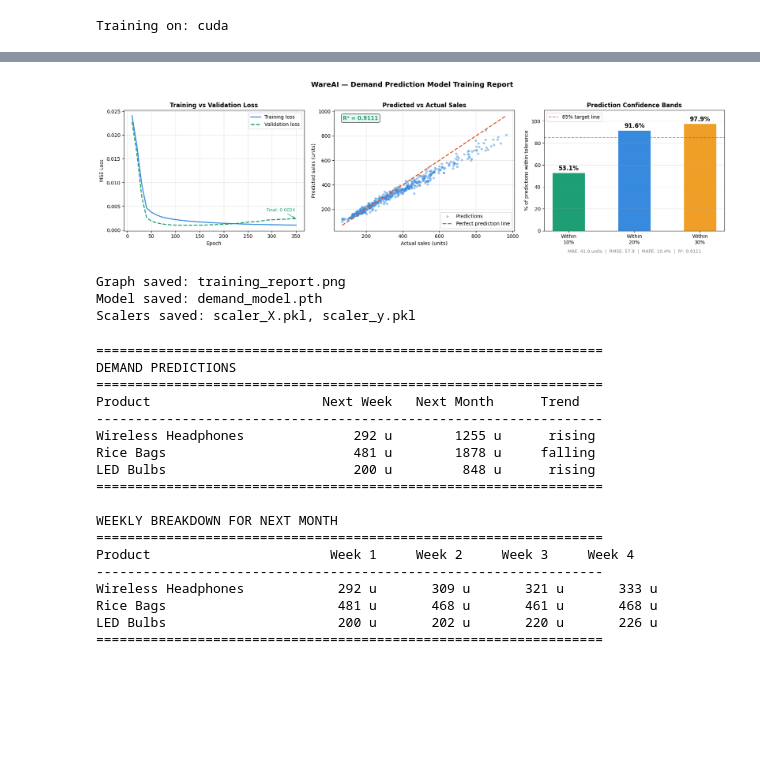
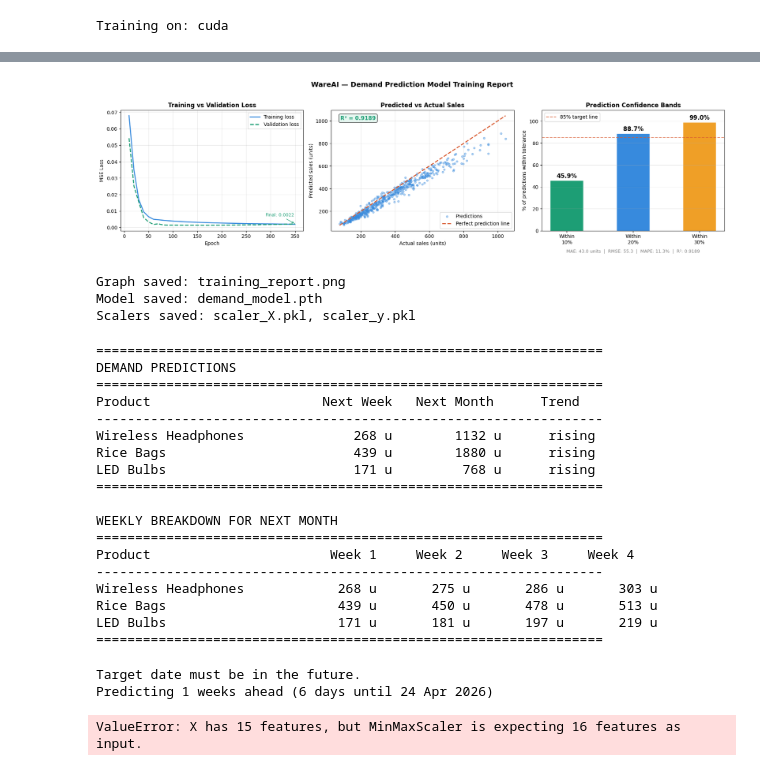
Before and after one commit to NAGSnag/Amity-Major-project---Warehouse-management-using-XGBoost, a Jupyter notebook: Ai Training data/Model Training.ipynb, the cells around one changed output, grey strips where cells are left out. Saved outputs shown, nothing was run; the diff lists cells and outputs as text; code cells hidden in the pictures; blank space fills up the shorter version.

```diff
--- a/Ai Training data/Model Training.ipynb
+++ b/Ai Training data/Model Training.ipynb
@@ -97,7 +97,7 @@ device = torch.device('cuda' if torch.cuda.is_available() else 'cpu')
 print(f"Training on: {device}")
 
 df = pd.read_csv("./data/" + os.listdir("./data")[0])
-df['date'] = pd.to_datetime(df['date'])
+df['date'] = pd.to_datetime(df['date'], format='%d/%m/%Y')
 df = df.sort_values(['store','item','date'])
 grp = df.groupby(['store','item'])['sales']
 df['day_of_week']     = df['date'].dt.dayofweek
@@ -351,6 +351,6 @@ Epoch  80/300 | Train Loss: 0.0026 | Val Loss: 0.0012
   Model quality: EXCELLENT — ready for production
 ============================================================
-[figure, old version]
+[figure, new version]
 Graph saved: training_report.png
 Model saved: demand_model.pth
 Scalers saved: scaler_X.pkl, scaler_y.pkl
@@ -513,18 +513,18 @@ DEMAND PREDICTIONS
 =================================================================
 Product                      Next Week   Next Month      Trend
 -----------------------------------------------------------------
-Wireless Headphones              292 u        1255 u      rising
-Rice Bags                        481 u        1878 u     falling
-LED Bulbs                        200 u         848 u      rising
+Wireless Headphones              268 u        1132 u      rising
+Rice Bags                        439 u        1880 u      rising
+LED Bulbs                        171 u         768 u      rising
 =================================================================
 
 WEEKLY BREAKDOWN FOR NEXT MONTH
 =================================================================
 Product                       Week 1     Week 2     Week 3     Week 4
 -----------------------------------------------------------------
-Wireless Headphones            292 u       309 u       321 u       333 u
-Rice Bags                      481 u       468 u       461 u       468 u
-LED Bulbs                      200 u       202 u       220 u       226 u
+Wireless Headphones            268 u       275 u       286 u       303 u
+Rice Bags                      439 u       450 u       478 u       513 u
+LED Bulbs                      171 u       181 u       197 u       219 u
 =================================================================
 # %%
 # df.to_csv("output.csv", index=False)
@@ -750,6 +750,10 @@ predict_until_date(products, '2026-04-24', names)
 
 # Slider position 3 — 3 months ahead
 predict_until_date(products, '2026-06-24', names)
+# %% [output]
+Target date must be in the future.
+Predicting 1 weeks ahead (6 days until 24 Apr 2026)
+ValueError: X has 15 features, but MinMaxScaler is expecting 16 features as input.
 # %%
 from datetime import datetime, timedelta
 import matplotlib.pyplot as plt
```
Also changed, not shown: parts of 3 cells of this notebook, 25 other files.
